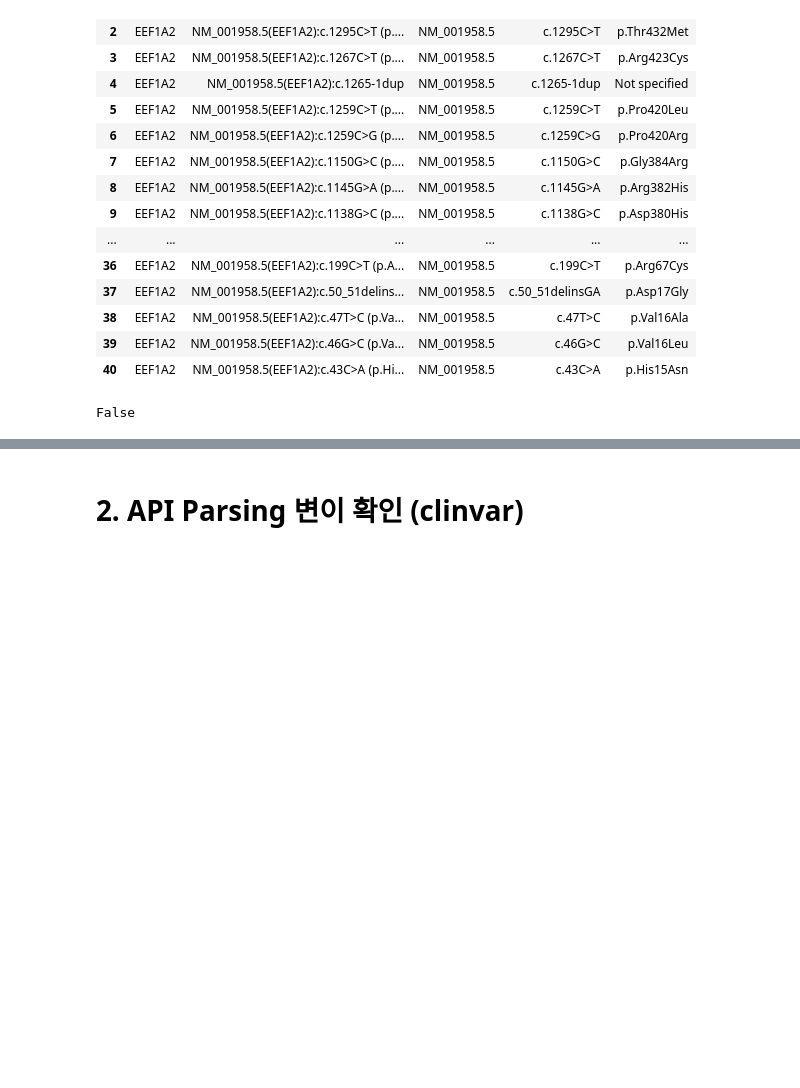
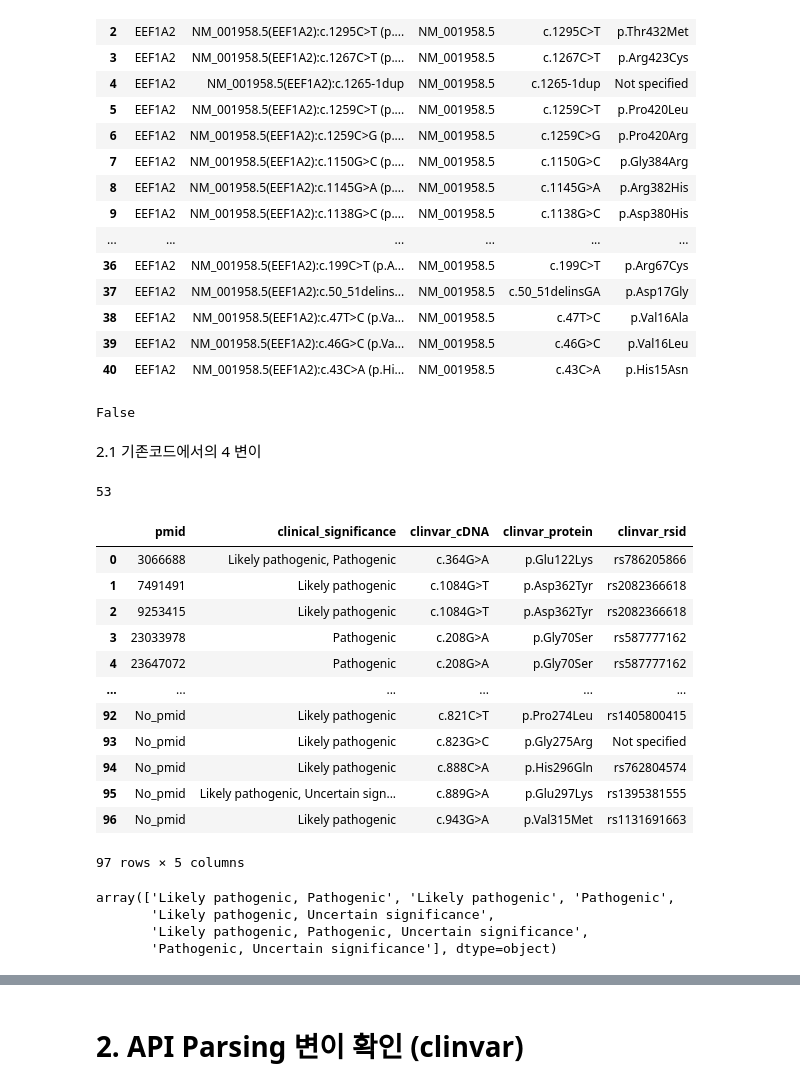
Before and after one commit to heesuh98/Clinvar_project, a Jupyter notebook: Clinvar_check_all.ipynb, the cells around one changed output, grey strips where cells are left out. Saved outputs shown, nothing was run; the diff lists cells and outputs as text; code cells hidden in the pictures; blank space fills up the shorter version.

```diff
--- a/Clinvar_check_all.ipynb
+++ b/Clinvar_check_all.ipynb
@@ -114,3 +106,42 @@ has_conflict = result.any()
 print(has_conflict)
 # %% [output]
 False
+# %% [markdown]
+2.1 기존코드에서의 4 변이
+# %%
+api_df=pd.read_csv("/content/drive/MyDrive/BMI_LAB/연구/Clinvar 뇌전증 연구(임병찬 교수님)/script/llm_epilepsy_version_2/EEF1A2_clinvar_P_LP_all_pmid.csv", sep=",")
+api_df
+
+api_uniq = api_df[['clinvar_cDNA', 'clinvar_protein']].drop_duplicates()
+
+api_uniq = api_uniq.rename(columns={
+    "clinvar_cDNA": "hgvsc",
+    "clinvar_protein": "hgvsp"
+})
+
+len(api_uniq)
+# %% [output]
+53
+# %%
+api_df
+# %% [output]
+|  | pmid | clinical_significance | clinvar_cDNA | clinvar_protein | clinvar_rsid |
+| 0 | 3066688 | Likely pathogenic, Pathogenic | c.364G>A | p.Glu122Lys | rs786205866 |
+| 1 | 7491491 | Likely pathogenic | c.1084G>T | p.Asp362Tyr | rs2082366618 |
+| 2 | 9253415 | Likely pathogenic | c.1084G>T | p.Asp362Tyr | rs2082366618 |
+| 3 | 23033978 | Pathogenic | c.208G>A | p.Gly70Ser | rs587777162 |
+| 4 | 23647072 | Pathogenic | c.208G>A | p.Gly70Ser | rs587777162 |
+| ... | ... | ... | ... | ... | ... |
+| 92 | No_pmid | Likely pathogenic | c.821C>T | p.Pro274Leu | rs1405800415 |
+| 93 | No_pmid | Likely pathogenic | c.823G>C | p.Gly275Arg | Not specified |
+| 94 | No_pmid | Likely pathogenic | c.888C>A | p.His296Gln | rs762804574 |
+| 95 | No_pmid | Likely pathogenic, Uncertain sign... | c.889G>A | p.Glu297Lys | rs1395381555 |
+| 96 | No_pmid | Likely pathogenic | c.943G>A | p.Val315Met | rs1131691663 |
+97 rows × 5 columns
+# %%
+api_df["clinical_significance"].unique()
+# %% [output]
+array(['Likely pathogenic, Pathogenic', 'Likely pathogenic', 'Pathogenic',
+       'Likely pathogenic, Uncertain significance',
+       'Likely pathogenic, Pathogenic, Uncertain significance',
+       'Pathogenic, Uncertain significance'], dtype=object)
```
Also changed, not shown: parts of 12 cells of this notebook.
